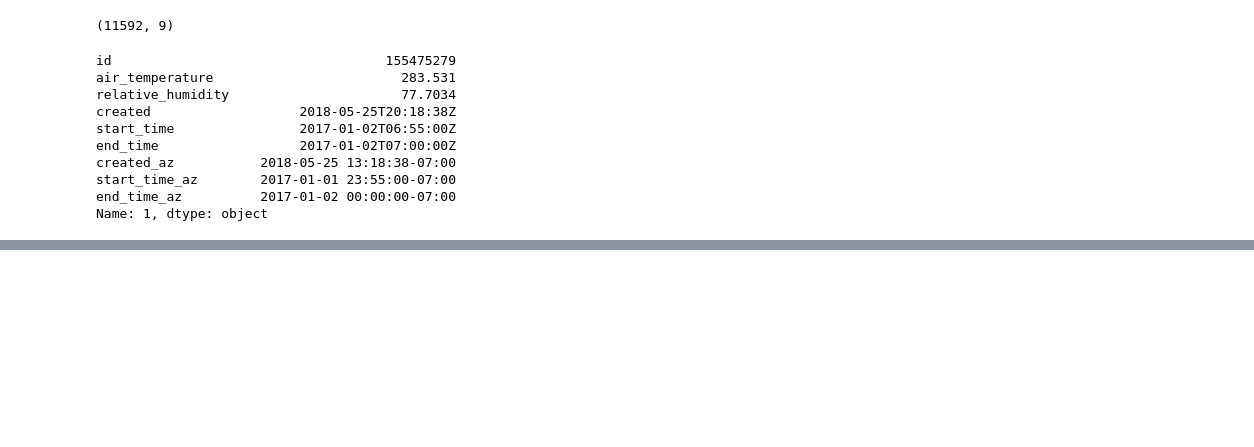
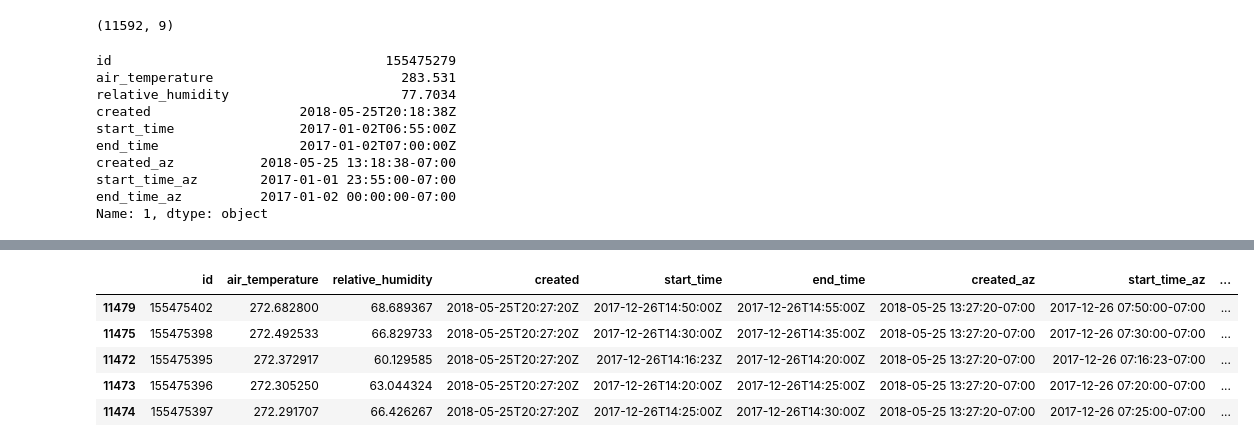
Before and after one commit to genophenoenvo/terraref-datasets, a Jupyter notebook: notebooks/season_4_weather.ipynb, the cells around one changed output, grey strips where cells are left out. Saved outputs shown, nothing was run; the diff lists cells and outputs as text; code cells hidden in the pictures; blank space fills up the shorter version.

```diff
--- a/notebooks/season_4_weather.ipynb
+++ b/notebooks/season_4_weather.ipynb
@@ -567,0 +600,3 @@ def change_dates_to_az_time(df, wrong_date_column):
+# %%
+start_values = sorted_df.start_time_az.values
+start_values
@@ -567,0 +616,9 @@ def change_dates_to_az_time(df, wrong_date_column):
+# %%
+start_dates = []
+
+for date in start_values:
+
+    string_date = str(date)[:10]
+    start_dates.append(string_date)
+
+start_dates[:10]
@@ -567,0 +636,10 @@ def change_dates_to_az_time(df, wrong_date_column):
+# %%
+sorted_df['start_string_date'] = start_dates
+sorted_df.tail()
+# %% [output]
+|  | id | air_temperature | relative_humidity | created | start_time | end_time | created_az | start_time_az | ... |
+| 11479 | 155475402 | 272.682800 | 68.689367 | 2018-05-25T20:27:20Z | 2017-12-26T14:50:00Z | 2017-12-26T14:55:00Z | 2018-05-25 13:27:20-07:00 | 2017-12-26 07:50:00-07:00 | ... |
+| 11475 | 155475398 | 272.492533 | 66.829733 | 2018-05-25T20:27:20Z | 2017-12-26T14:30:00Z | 2017-12-26T14:35:00Z | 2018-05-25 13:27:20-07:00 | 2017-12-26 07:30:00-07:00 | ... |
+| 11472 | 155475395 | 272.372917 | 60.129585 | 2018-05-25T20:27:20Z | 2017-12-26T14:16:23Z | 2017-12-26T14:20:00Z | 2018-05-25 13:27:20-07:00 | 2017-12-26 07:16:23-07:00 | ... |
+| 11473 | 155475396 | 272.305250 | 63.044324 | 2018-05-25T20:27:20Z | 2017-12-26T14:20:00Z | 2017-12-26T14:25:00Z | 2018-05-25 13:27:20-07:00 | 2017-12-26 07:20:00-07:00 | ... |
+| 11474 | 155475397 | 272.291707 | 66.426267 | 2018-05-25T20:27:20Z | 2017-12-26T14:25:00Z | 2017-12-26T14:30:00Z | 2018-05-25 13:27:20-07:00 | 2017-12-26 07:25:00-07:00 | ... |
```
Also changed, not shown: parts of 17 cells of this notebook.
